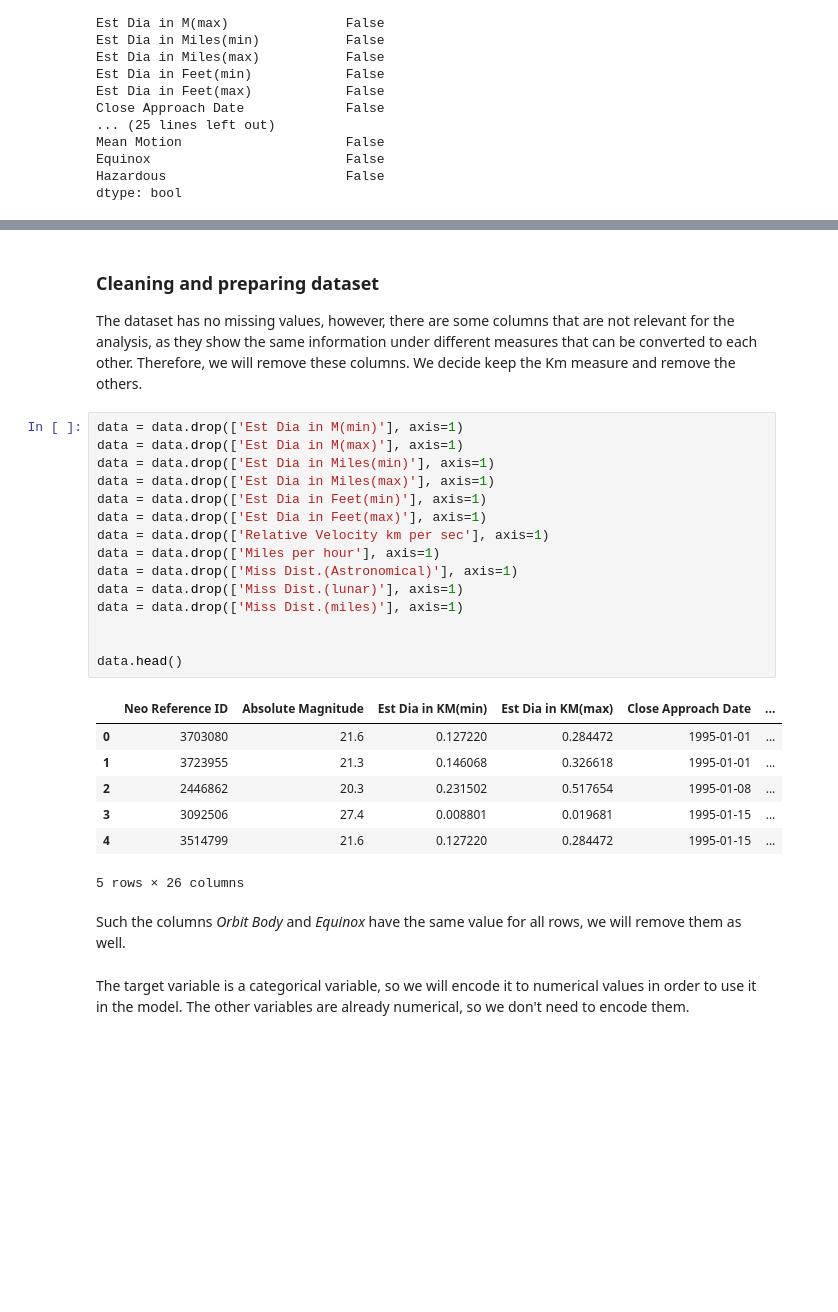
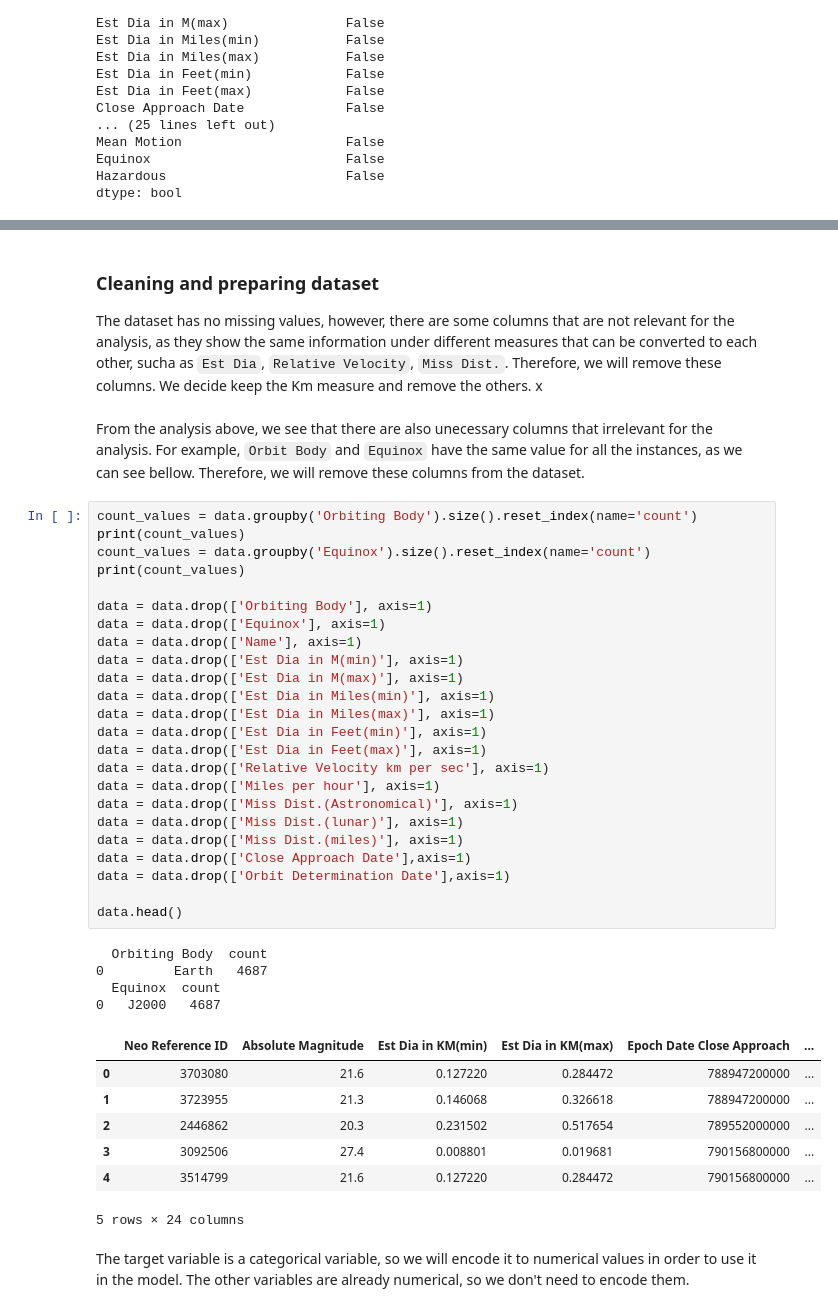
Before and after one commit to francis802/NASA-Asteroids, a Jupyter notebook: Project_3LEIC07_GA2_70.ipynb, the cells around one changed output, grey strips where cells are left out. Cells and saved outputs as stored; diff of their text form; blank space fills up the shorter version.

```diff
--- a/Project_3LEIC07_GA2_70.ipynb
+++ b/Project_3LEIC07_GA2_70.ipynb
@@ -164,32 +141,46 @@ print(decision_tree_classifier.feature_importances_)
 # %% [markdown]
 ### Cleaning and preparing dataset
-The dataset has no missing values, however, there are some columns that are not relevant for the analysis, as they show the same information under different measures that can be converted to each other. Therefore, we will remove these columns.
+The dataset has no missing values, however, there are some columns that are not relevant for the analysis, as they show the same information under different measures that can be converted to each other, sucha as `Est Dia`, `Relative Velocity`, `Miss Dist.`. Therefore, we will remove these columns.
 We decide keep the Km measure and remove the others.
+x
+# %% [markdown]
+From the analysis above, we see that there are also unecessary columns that irrelevant for the analysis. For example, `Orbit Body` and `Equinox` have the same value for all the instances, as we can see bellow. Therefore, we will remove these columns from the dataset.
 # %%
+count_values = data.groupby('Orbiting Body').size().reset_index(name='count')
+print(count_values)
+count_values = data.groupby('Equinox').size().reset_index(name='count')
+print(count_values)
+
+data = data.drop(['Orbiting Body'], axis=1)
+data = data.drop(['Equinox'], axis=1)
+data = data.drop(['Name'], axis=1)
 data = data.drop(['Est Dia in M(min)'], axis=1)
 data = data.drop(['Est Dia in M(max)'], axis=1)
 data = data.drop(['Est Dia in Miles(min)'], axis=1)
 data = data.drop(['Est Dia in Miles(max)'], axis=1)
 data = data.drop(['Est Dia in Feet(min)'], axis=1)
 data = data.drop(['Est Dia in Feet(max)'], axis=1)
 data = data.drop(['Relative Velocity km per sec'], axis=1)
 data = data.drop(['Miles per hour'], axis=1)
 data = data.drop(['Miss Dist.(Astronomical)'], axis=1)
 data = data.drop(['Miss Dist.(lunar)'], axis=1)
 data = data.drop(['Miss Dist.(miles)'], axis=1)
-
+data = data.drop(['Close Approach Date'],axis=1)
+data = data.drop(['Orbit Determination Date'],axis=1)
 
 data.head()
 # %% [output]
+  Orbiting Body  count
+0         Earth   4687
+  Equinox  count
+0   J2000   4687
-|  | Neo Reference ID | Absolute Magnitude | Est Dia in KM(min) | Est Dia in KM(max) | Close Approach Date | ... |
-| 0 | 3703080 | 21.6 | 0.127220 | 0.284472 | 1995-01-01 | ... |
-| 1 | 3723955 | 21.3 | 0.146068 | 0.326618 | 1995-01-01 | ... |
-| 2 | 2446862 | 20.3 | 0.231502 | 0.517654 | 1995-01-08 | ... |
-| 3 | 3092506 | 27.4 | 0.008801 | 0.019681 | 1995-01-15 | ... |
-| 4 | 3514799 | 21.6 | 0.127220 | 0.284472 | 1995-01-15 | ... |
+|  | Neo Reference ID | Absolute Magnitude | Est Dia in KM(min) | Est Dia in KM(max) | Epoch Date Close Approach | ... |
+| 0 | 3703080 | 21.6 | 0.127220 | 0.284472 | 788947200000 | ... |
+| 1 | 3723955 | 21.3 | 0.146068 | 0.326618 | 788947200000 | ... |
+| 2 | 2446862 | 20.3 | 0.231502 | 0.517654 | 789552000000 | ... |
+| 3 | 3092506 | 27.4 | 0.008801 | 0.019681 | 790156800000 | ... |
+| 4 | 3514799 | 21.6 | 0.127220 | 0.284472 | 790156800000 | ... |
-5 rows × 26 columns
+5 rows × 24 columns
-# %% [markdown]
-Such the columns _Orbit_ _Body_ and _Equinox_ have the same value for all rows, we will remove them as well.
 # %% [markdown]
 The target variable is a categorical variable, so we will encode it to numerical values in order to use it in the model.
 The other variables are already numerical, so we don't need to encode them.
```
Also changed, not shown: parts of 28 cells of this notebook.
